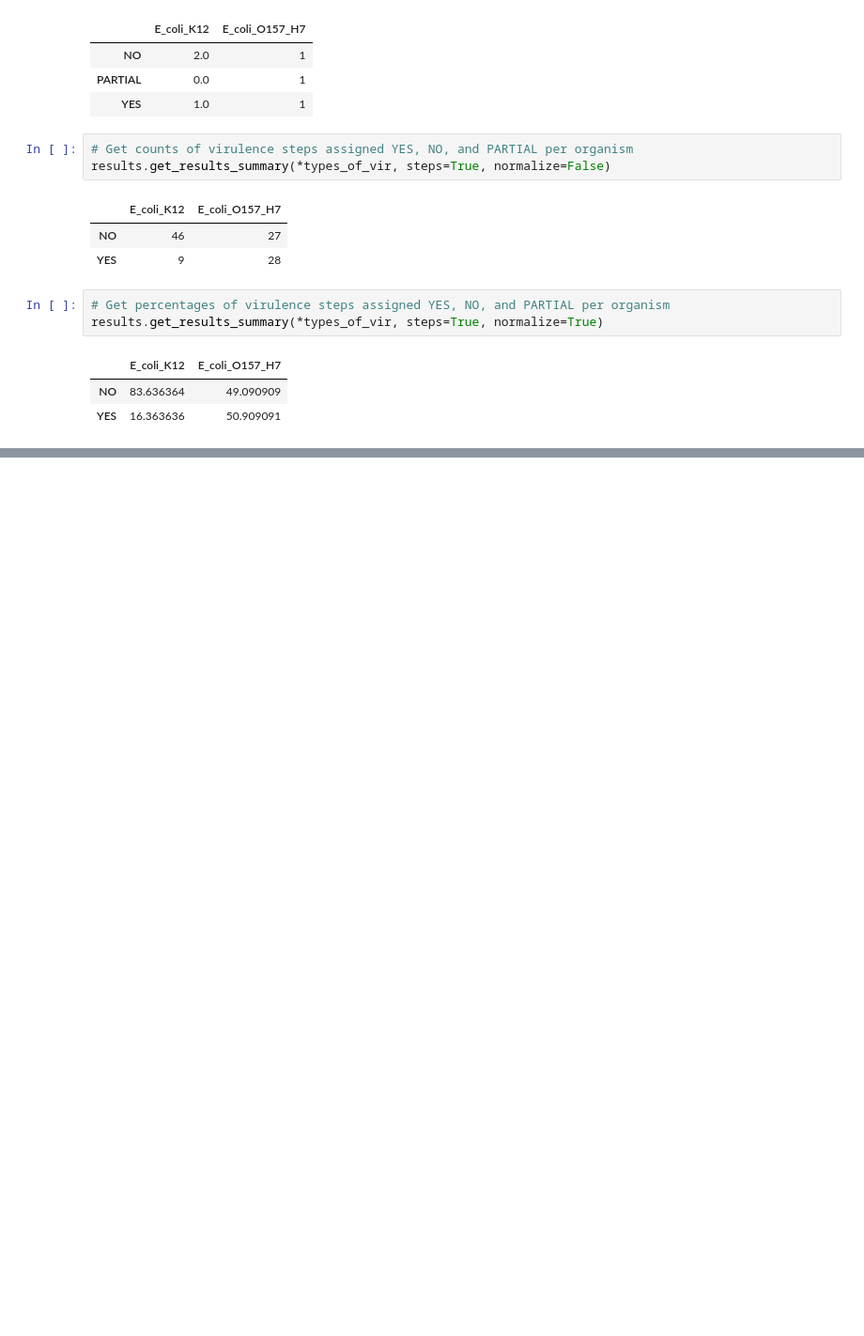
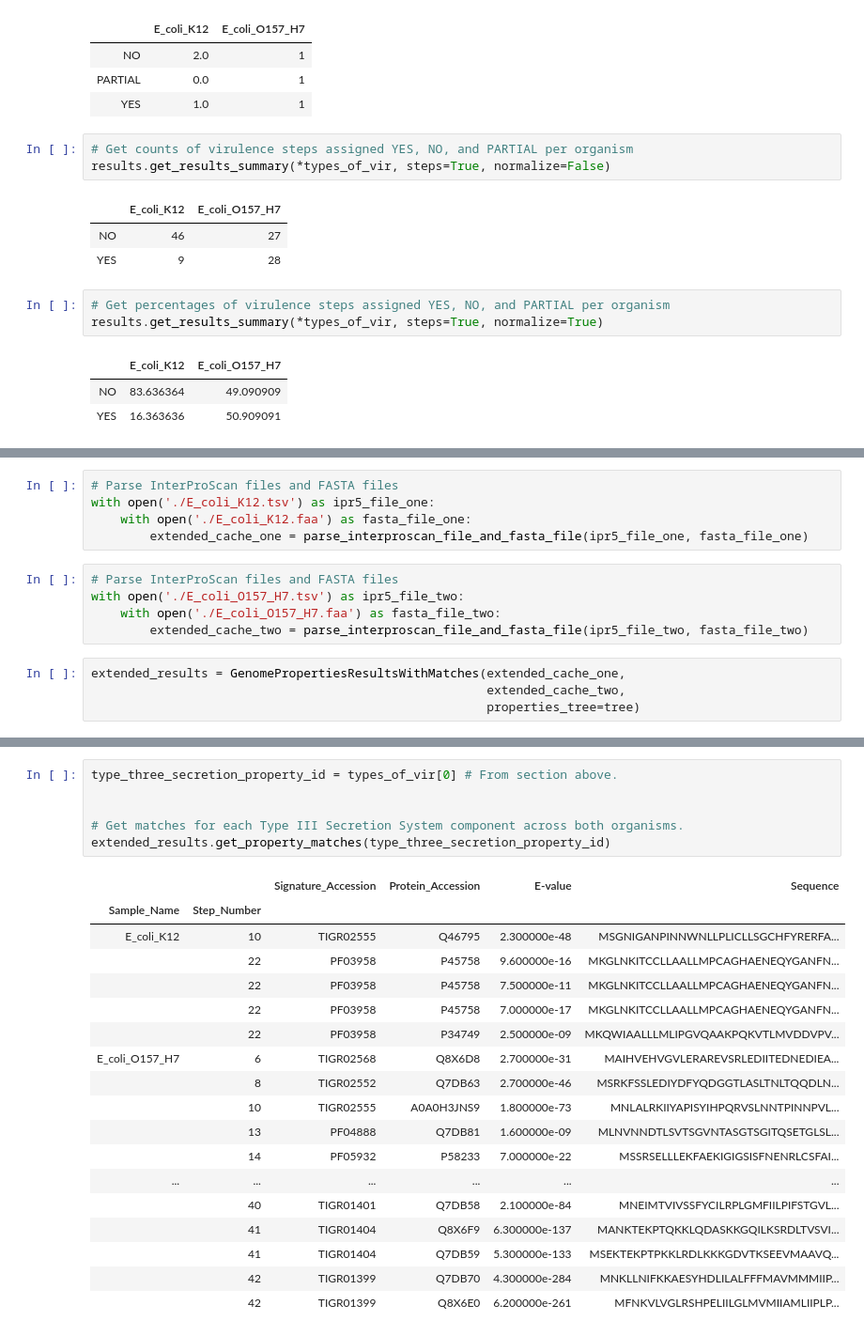
Before and after one commit to Micromeda/pygenprop, a Jupyter notebook: docs/source/_static/tutorial/tutorial.ipynb, the cells around one changed output, grey strips where cells are left out. Shown at 94% size. Drawn from its saved outputs; the diff is of its cells as text; blank space fills up the shorter version.

```diff
--- a/docs/source/_static/tutorial/tutorial.ipynb
+++ b/docs/source/_static/tutorial/tutorial.ipynb
@@ -195,0 +226,14 @@ results.get_results_summary(*types_of_vir, steps=True, normalize=True)
+# %%
+# Parse InterProScan files and FASTA files
+with open('./E_coli_K12.tsv') as ipr5_file_one:
+    with open('./E_coli_K12.faa') as fasta_file_one:
+        extended_cache_one = parse_interproscan_file_and_fasta_file(ipr5_file_one, fasta_file_one)
+# %%
+# Parse InterProScan files and FASTA files
+with open('./E_coli_O157_H7.tsv') as ipr5_file_two:
+    with open('./E_coli_O157_H7.faa') as fasta_file_two:
+        extended_cache_two = parse_interproscan_file_and_fasta_file(ipr5_file_two, fasta_file_two)
+# %%
+extended_results = GenomePropertiesResultsWithMatches(extended_cache_one,
+                                                      extended_cache_two,
+                                                      properties_tree=tree)
@@ -195,0 +312,25 @@ results.get_results_summary(*types_of_vir, steps=True, normalize=True)
+# %%
+type_three_secretion_property_id = types_of_vir[0] # From section above.
+
+
+# Get matches for each Type III Secretion System component across both organisms.
+extended_results.get_property_matches(type_three_secretion_property_id)
+# %% [output]
+|  |  | Signature_Accession | Protein_Accession | E-value | Sequence |
+| Sample_Name | Step_Number |  |  |  |  |
+| E_coli_K12 | 10 | TIGR02555 | Q46795 | 2.300000e-48 | MSGNIGANPINNWNLLPLICLLSGCHFYRERFA... |
+|  | 22 | PF03958 | P45758 | 9.600000e-16 | MKGLNKITCCLLAALLMPCAGHAENEQYGANFN... |
+|  | 22 | PF03958 | P45758 | 7.500000e-11 | MKGLNKITCCLLAALLMPCAGHAENEQYGANFN... |
+|  | 22 | PF03958 | P45758 | 7.000000e-17 | MKGLNKITCCLLAALLMPCAGHAENEQYGANFN... |
+|  | 22 | PF03958 | P34749 | 2.500000e-09 | MKQWIAALLLMLIPGVQAAKPQKVTLMVDDVPV... |
+| E_coli_O157_H7 | 6 | TIGR02568 | Q8X6D8 | 2.700000e-31 | MAIHVEHVGVLERAREVSRLEDIITEDNEDIEA... |
+|  | 8 | TIGR02552 | Q7DB63 | 2.700000e-46 | MSRKFSSLEDIYDFYQDGGTLASLTNLTQQDLN... |
+|  | 10 | TIGR02555 | A0A0H3JNS9 | 1.800000e-73 | MNLALRKIIYAPISYIHPQRVSLNNTPINNPVL... |
+|  | 13 | PF04888 | Q7DB81 | 1.600000e-09 | MLNVNNDTLSVTSGVNTASGTSGITQSETGLSL... |
+|  | 14 | PF05932 | P58233 | 7.000000e-22 | MSSRSELLLEKFAEKIGIGSISFNENRLCSFAI... |
+| ... | ... | ... | ... | ... | ... |
+|  | 40 | TIGR01401 | Q7DB58 | 2.100000e-84 | MNEIMTVIVSSFYCILRPLGMFIILPIFSTGVL... |
+|  | 41 | TIGR01404 | Q8X6F9 | 6.300000e-137 | MANKTEKPTQKKLQDASKKGQILKSRDLTVSVI... |
+|  | 41 | TIGR01404 | Q7DB59 | 5.300000e-133 | MSEKTEKPTPKKLRDLKKKGDVTKSEEVMAAVQ... |
+|  | 42 | TIGR01399 | Q7DB70 | 4.300000e-284 | MNKLLNIFKKAESYHDLILALFFFMAVMMMIIP... |
+|  | 42 | TIGR01399 | Q8X6E0 | 6.200000e-261 | MFNKVLVGLRSHPELIILGLMVMIIAMLIIPLP... |
```
Also changed, not shown: parts of 36 cells of this notebook, 2 other files.
